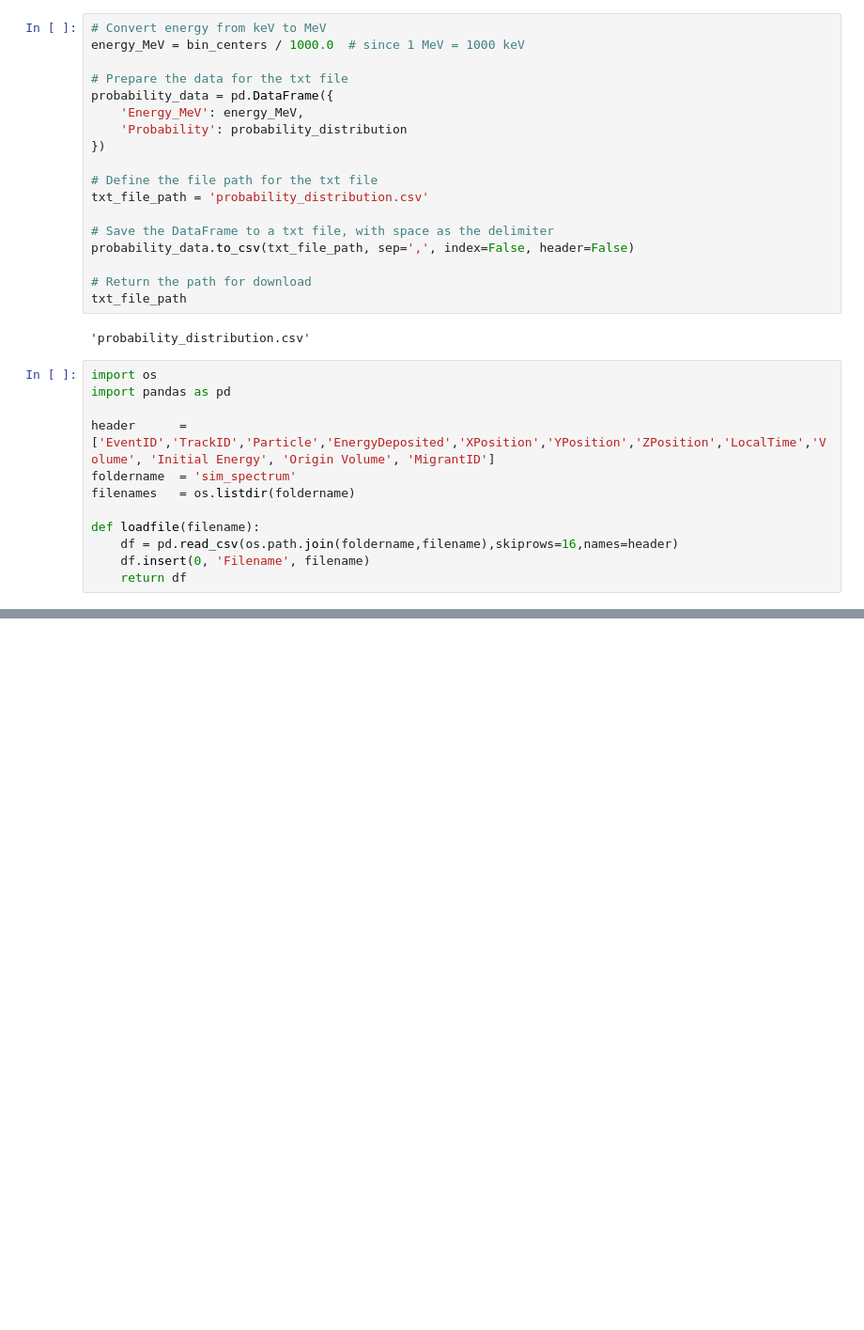
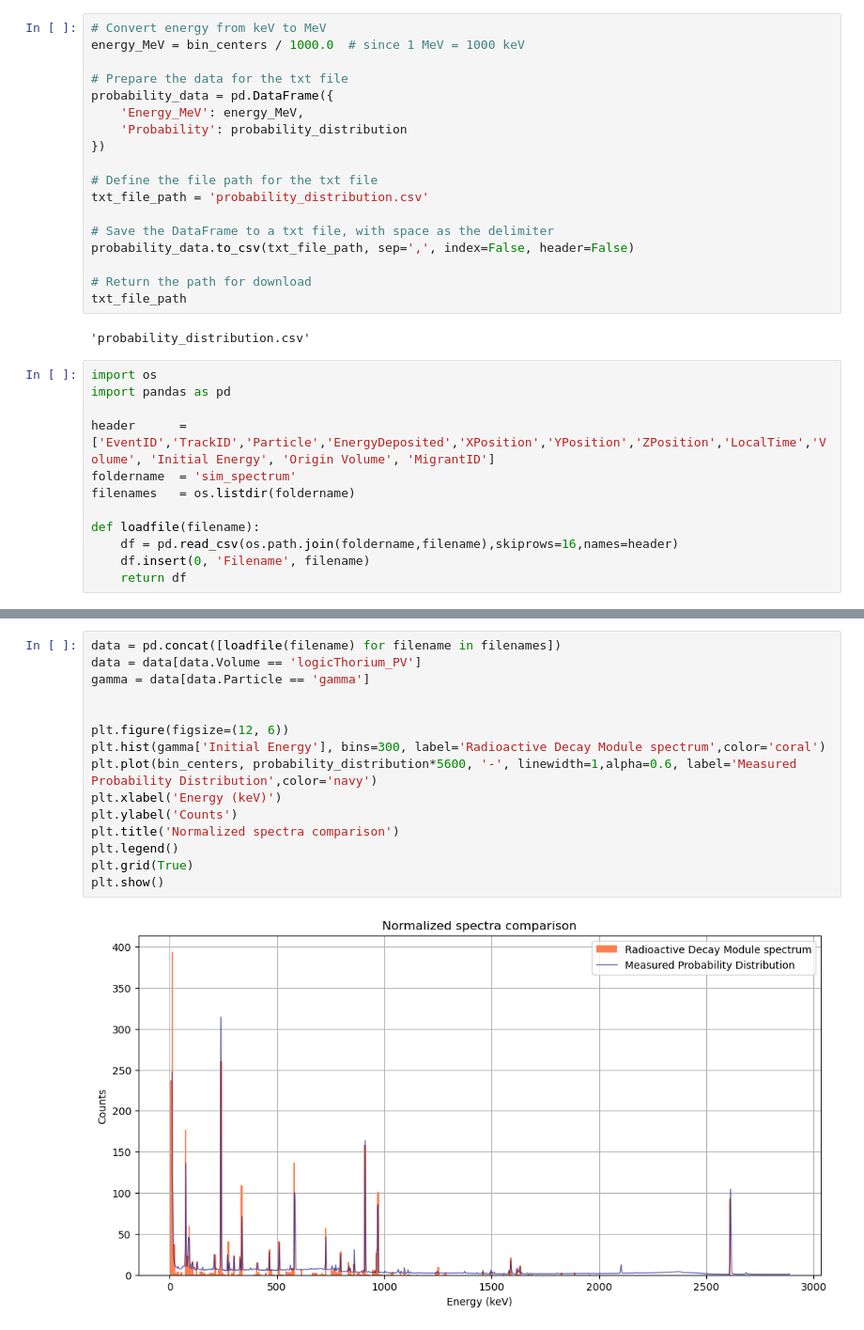
Before and after one commit to nyuad-astroparticle/tes-geant, a Jupyter notebook: ThSpectrum/spectrum_analysis.ipynb, the cells around one changed output, grey strips where cells are left out. Shown at 94% size. Cells and saved outputs as stored; diff of their text form; blank space fills up the shorter version.

Commit message:
spectra comparison plot

```diff
--- a/ThSpectrum/spectrum_analysis.ipynb
+++ b/ThSpectrum/spectrum_analysis.ipynb
@@ -192,3 +195,20 @@ plt.show()
 # %% [output]
 No artists with labels found to put in legend.  Note that artists whose label start with an underscore are ignored when legend() is called with no argument.
 [figure]
+# %%
+data = pd.concat([loadfile(filename) for filename in filenames])
+data = data[data.Volume == 'logicThorium_PV']
+gamma = data[data.Particle == 'gamma']
+
+
+plt.figure(figsize=(12, 6))
+plt.hist(gamma['Initial Energy'], bins=300, label='Radioactive Decay Module spectrum',color='coral')
+plt.plot(bin_centers, probability_distribution*5600, '-', linewidth=1,alpha=0.6, label='Measured Probability Distribution',color='navy')
+plt.xlabel('Energy (keV)')
+plt.ylabel('Counts')
+plt.title('Normalized spectra comparison')
+plt.legend()
+plt.grid(True)
+plt.show()
+# %% [output]
+[figure, added]
```
Also changed, not shown: parts of 1 cell of this notebook.
